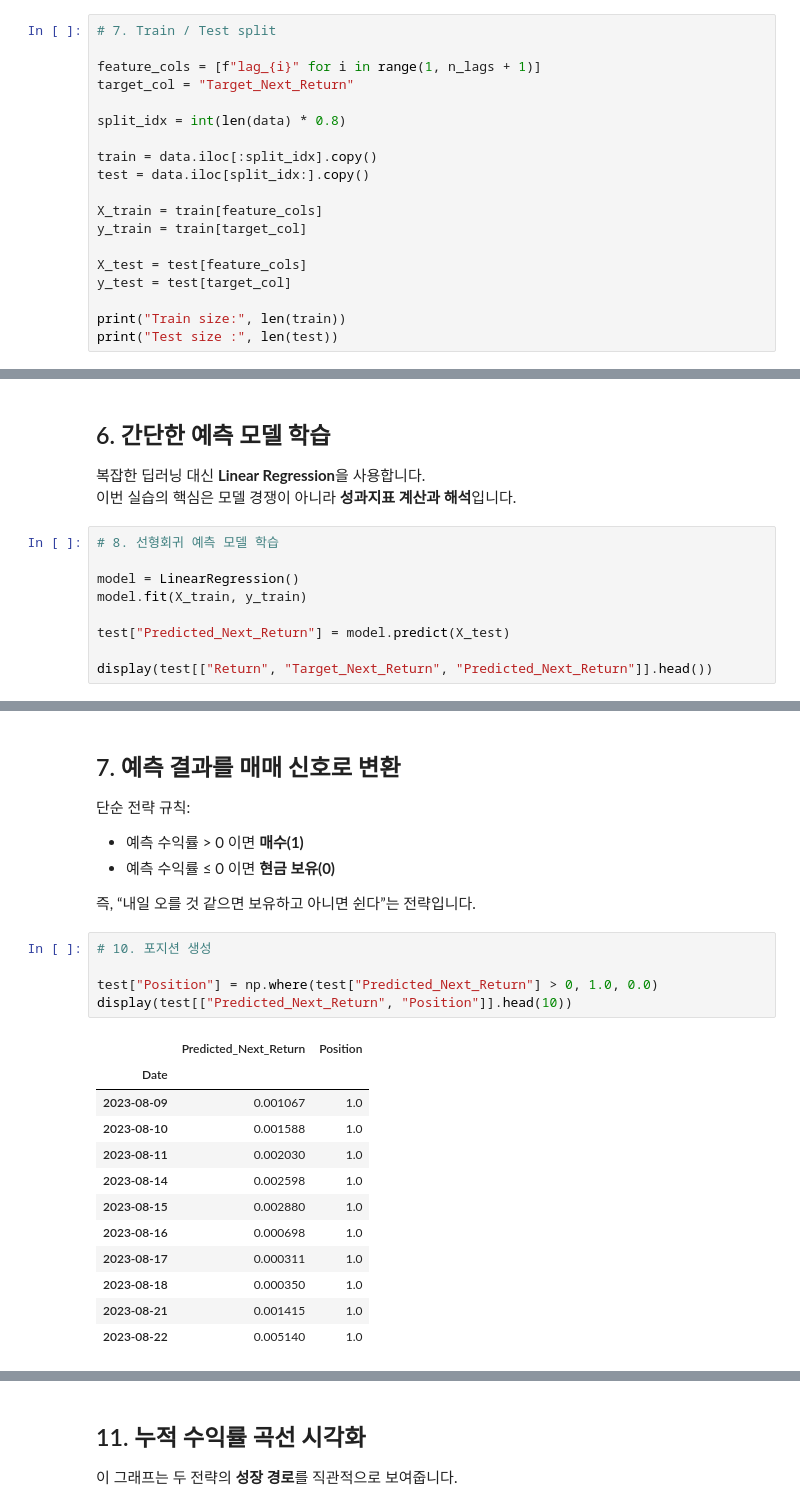
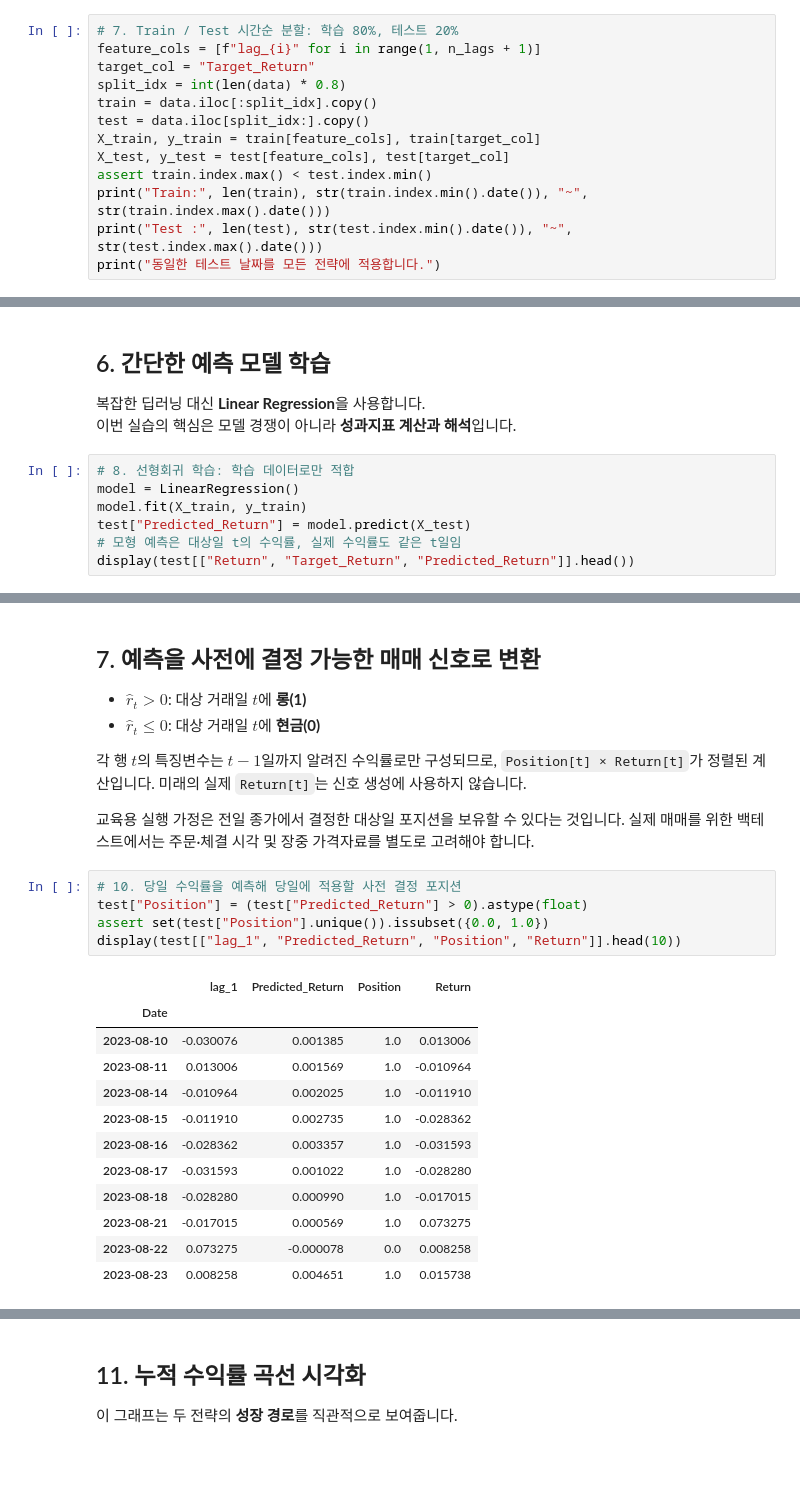
Before and after one commit to nhjung-phd/TimeSeriesAnalysis, a Jupyter notebook: notebooks/41_Backtest_Performance_Metrics.ipynb, the cells around one changed output, grey strips where cells are left out. Cells and saved outputs as stored; diff of their text form; blank space fills up the shorter version.

```diff
--- a/notebooks/41_Backtest_Performance_Metrics.ipynb
+++ b/notebooks/41_Backtest_Performance_Metrics.ipynb
@@ -171,22 +176,16 @@ Prepared dataset shape: (1754, 8)
 ## 5. 시계열 순서를 유지한 train / test split
 시계열은 무작위로 섞지 않고 **과거로 학습하고 미래로 평가**해야 합니다.
 # %%
-# 7. Train / Test split
-
+# 7. Train / Test 시간순 분할: 학습 80%, 테스트 20%
 feature_cols = [f"lag_{i}" for i in range(1, n_lags + 1)]
-target_col = "Target_Next_Return"
-
+target_col = "Target_Return"
 split_idx = int(len(data) * 0.8)
-
 train = data.iloc[:split_idx].copy()
 test = data.iloc[split_idx:].copy()
-
-X_train = train[feature_cols]
-y_train = train[target_col]
-
-X_test = test[feature_cols]
-y_test = test[target_col]
-
-print("Train size:", len(train))
-print("Test size :", len(test))
+X_train, y_train = train[feature_cols], train[target_col]
+X_test, y_test = test[feature_cols], test[target_col]
+assert train.index.max() < test.index.min()
+print("Train:", len(train), str(train.index.min().date()), "~", str(train.index.max().date()))
+print("Test :", len(test), str(test.index.min().date()), "~", str(test.index.max().date()))
+print("동일한 테스트 날짜를 모든 전략에 적용합니다.")
 # %% [output]
@@ -197,12 +197,10 @@ Test size : 351
 복잡한 딥러닝 대신 **Linear Regression**을 사용합니다.
 이번 실습의 핵심은 모델 경쟁이 아니라 **성과지표 계산과 해석**입니다.
 # %%
-# 8. 선형회귀 예측 모델 학습
-
+# 8. 선형회귀 학습: 학습 데이터로만 적합
 model = LinearRegression()
 model.fit(X_train, y_train)
-
-test["Predicted_Next_Return"] = model.predict(X_test)
-
-display(test[["Return", "Target_Next_Return", "Predicted_Next_Return"]].head())
+test["Predicted_Return"] = model.predict(X_test)
+# 모형 예측은 대상일 t의 수익률, 실제 수익률도 같은 t일임
+display(test[["Return", "Target_Return", "Predicted_Return"]].head())
 # %% [output]
@@ -227,25 +225,27 @@ Prediction RMSE: 0.03741882980778073
-# %% [markdown]
-## 7. 예측 결과를 매매 신호로 변환
-단순 전략 규칙:
-- 예측 수익률 > 0 이면 **매수(1)**
-- 예측 수익률 ≤ 0 이면 **현금 보유(0)**
-
-즉, “내일 오를 것 같으면 보유하고 아니면 쉰다”는 전략입니다.
+# %% [markdown]
+## 7. 예측을 사전에 결정 가능한 매매 신호로 변환
+
+- $\hat r_t>0$: 대상 거래일 $t$에 **롱(1)**
+- $\hat r_t\leq0$: 대상 거래일 $t$에 **현금(0)**
+
+각 행 $t$의 특징변수는 $t-1$일까지 알려진 수익률로만 구성되므로, `Position[t] × Return[t]`가 정렬된 계산입니다. 미래의 실제 `Return[t]`는 신호 생성에 사용하지 않습니다.
+
+교육용 실행 가정은 전일 종가에서 결정한 대상일 포지션을 보유할 수 있다는 것입니다. 실제 매매를 위한 백테스트에서는 주문·체결 시각 및 장중 가격자료를 별도로 고려해야 합니다.
 # %%
-# 10. 포지션 생성
-
-test["Position"] = np.where(test["Predicted_Next_Return"] > 0, 1.0, 0.0)
-display(test[["Predicted_Next_Return", "Position"]].head(10))
+# 10. 당일 수익률을 예측해 당일에 적용할 사전 결정 포지션
+test["Position"] = (test["Predicted_Return"] > 0).astype(float)
+assert set(test["Position"].unique()).issubset({0.0, 1.0})
+display(test[["lag_1", "Predicted_Return", "Position", "Return"]].head(10))
 # %% [output]
-|  | Predicted_Next_Return | Position |
-| Date |  |  |
-| 2023-08-09 | 0.001067 | 1.0 |
-| 2023-08-10 | 0.001588 | 1.0 |
-| 2023-08-11 | 0.002030 | 1.0 |
-| 2023-08-14 | 0.002598 | 1.0 |
-| 2023-08-15 | 0.002880 | 1.0 |
-| 2023-08-16 | 0.000698 | 1.0 |
-| 2023-08-17 | 0.000311 | 1.0 |
-| 2023-08-18 | 0.000350 | 1.0 |
-| 2023-08-21 | 0.001415 | 1.0 |
-| 2023-08-22 | 0.005140 | 1.0 |
+|  | lag_1 | Predicted_Return | Position | Return |
+| Date |  |  |  |  |
+| 2023-08-10 | -0.030076 | 0.001385 | 1.0 | 0.013006 |
+| 2023-08-11 | 0.013006 | 0.001569 | 1.0 | -0.010964 |
+| 2023-08-14 | -0.010964 | 0.002025 | 1.0 | -0.011910 |
+| 2023-08-15 | -0.011910 | 0.002735 | 1.0 | -0.028362 |
+| 2023-08-16 | -0.028362 | 0.003357 | 1.0 | -0.031593 |
+| 2023-08-17 | -0.031593 | 0.001022 | 1.0 | -0.028280 |
+| 2023-08-18 | -0.028280 | 0.000990 | 1.0 | -0.017015 |
+| 2023-08-21 | -0.017015 | 0.000569 | 1.0 | 0.073275 |
+| 2023-08-22 | 0.073275 | -0.000078 | 0.0 | 0.008258 |
+| 2023-08-23 | 0.008258 | 0.004651 | 1.0 | 0.015738 |
```
Also changed, not shown: parts of 35 cells of this notebook.
